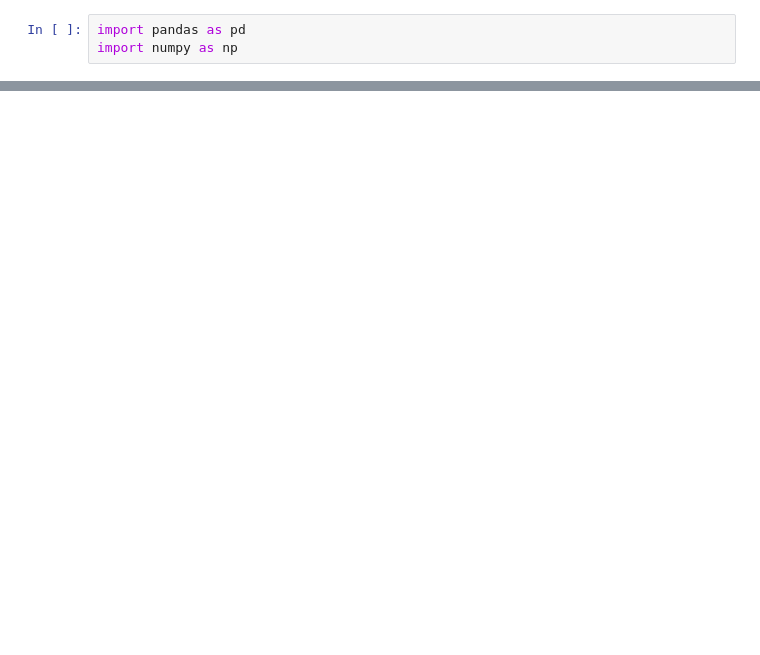
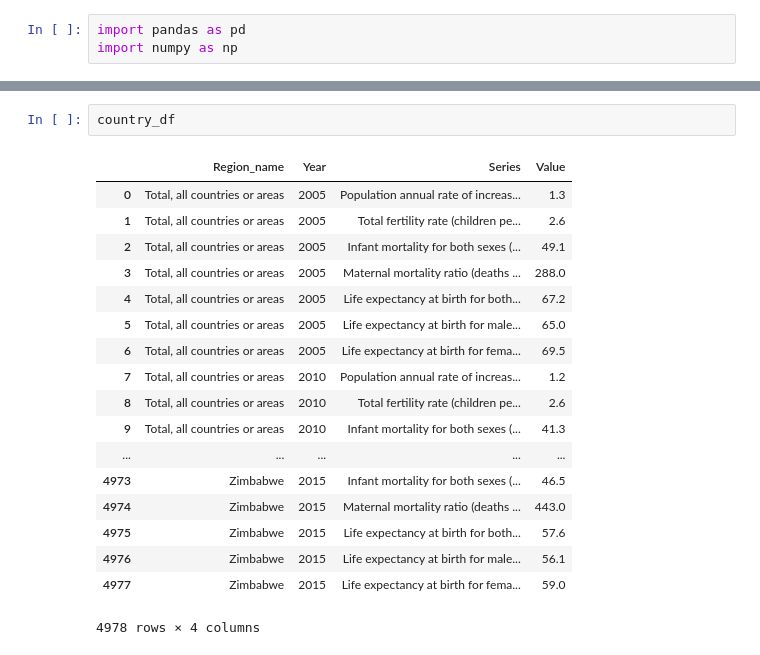
Before and after one commit to LauraMenefee/Summer2019_group_project, a Jupyter notebook: group_project.ipynb, the cells around one changed output, grey strips where cells are left out. Drawn from its saved outputs; the diff is of its cells as text; blank space fills up the shorter version.

```diff
--- a/group_project.ipynb
+++ b/group_project.ipynb
@@ -27,0 +188,21 @@ pop_gfm_df.head()
+# %%
+country_df
+# %% [output]
+|  | Region_name | Year | Series | Value |
+| 0 | Total, all countries or areas | 2005 | Population annual rate of increas... | 1.3 |
+| 1 | Total, all countries or areas | 2005 | Total fertility rate (children pe... | 2.6 |
+| 2 | Total, all countries or areas | 2005 | Infant mortality for both sexes (... | 49.1 |
+| 3 | Total, all countries or areas | 2005 | Maternal mortality ratio (deaths ... | 288.0 |
+| 4 | Total, all countries or areas | 2005 | Life expectancy at birth for both... | 67.2 |
+| 5 | Total, all countries or areas | 2005 | Life expectancy at birth for male... | 65.0 |
+| 6 | Total, all countries or areas | 2005 | Life expectancy at birth for fema... | 69.5 |
+| 7 | Total, all countries or areas | 2010 | Population annual rate of increas... | 1.2 |
+| 8 | Total, all countries or areas | 2010 | Total fertility rate (children pe... | 2.6 |
+| 9 | Total, all countries or areas | 2010 | Infant mortality for both sexes (... | 41.3 |
+| ... | ... | ... | ... | ... |
+| 4973 | Zimbabwe | 2015 | Infant mortality for both sexes (... | 46.5 |
+| 4974 | Zimbabwe | 2015 | Maternal mortality ratio (deaths ... | 443.0 |
+| 4975 | Zimbabwe | 2015 | Life expectancy at birth for both... | 57.6 |
+| 4976 | Zimbabwe | 2015 | Life expectancy at birth for male... | 56.1 |
+| 4977 | Zimbabwe | 2015 | Life expectancy at birth for fema... | 59.0 |
+4978 rows × 4 columns
```
Also changed, not shown: parts of 19 cells of this notebook, 1 other file.
